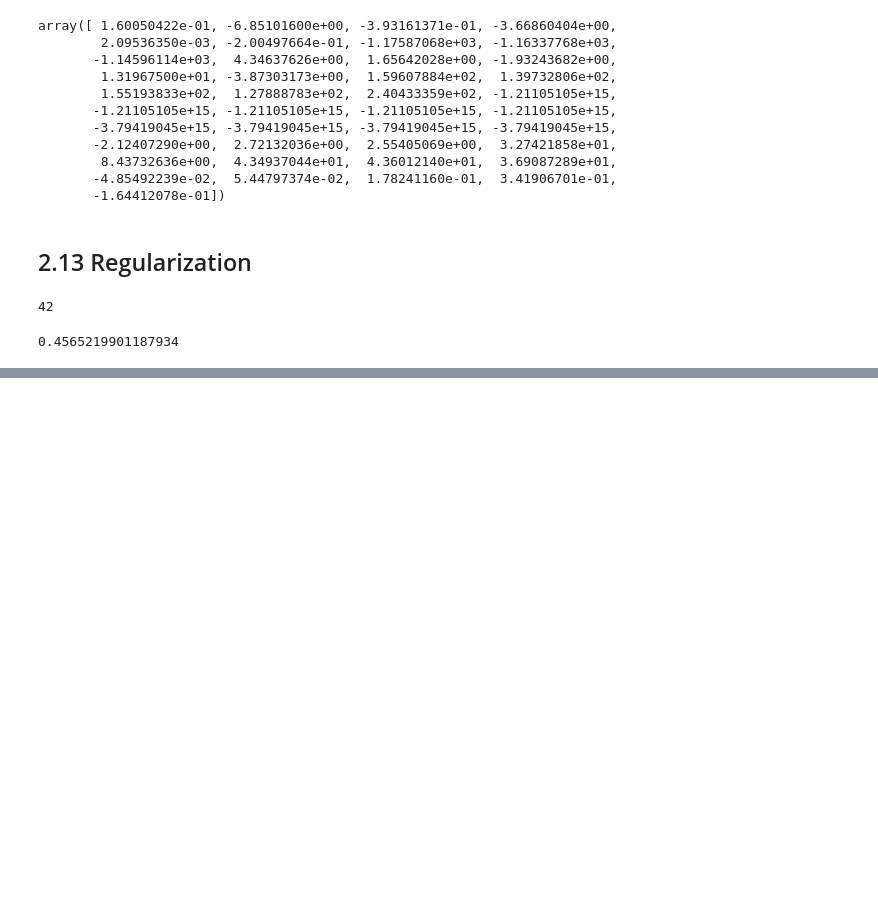
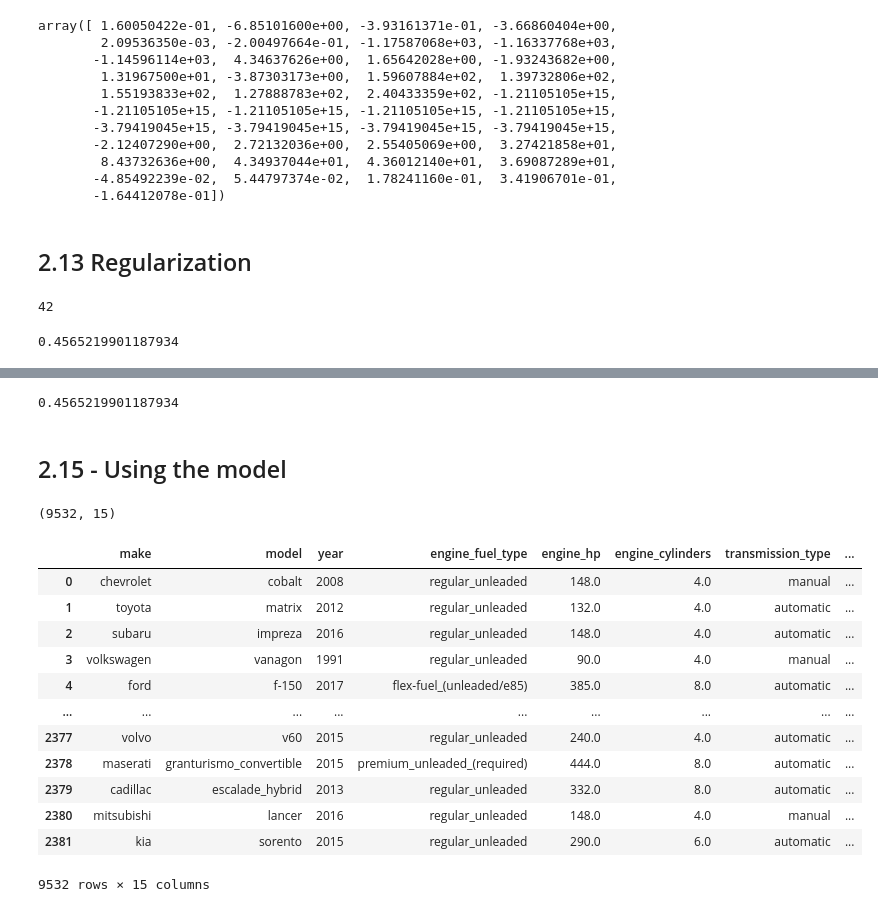
Before and after one commit to dusisarathchandra/ml-zoomcamp-2024, a Jupyter notebook: 02-regression/notebooks/02-notebook.ipynb, the cells around one changed output, grey strips where cells are left out. Drawn from its saved outputs; the diff is of its cells as text; code cells hidden in the pictures; blank space fills up the shorter version.

Commit message:
Using the model to predict the price of the car

```diff
--- a/02-regression/notebooks/02-notebook.ipynb
+++ b/02-regression/notebooks/02-notebook.ipynb
@@ -926,0 +949,38 @@ rmse(y_val, y_pred)
+# %%
+## selecting the best value of r
+r = 0.001
+X_train = prepare_X(df_train)
+w0, w = train_linear_regression_reg(X_train, y_train, r=0.01)
+
+## Validation dataset
+X_val = prepare_X(df_val) ## Including the age of the car as a feature
+y_pred = X_val.dot(w) + w0
+
+score = rmse(y_val, y_pred)
+score
+# %% [output]
+0.4565219901187934
+# %% [markdown]
+## 2.15 - Using the model
+# %%
+## Use the train and test dataset as full dataset now
+df_full_train = pd.concat([df_train, df_val])
+df_full_train.shape
+# %% [output]
+(9532, 15)
+# %%
+df_full_train
+# %% [output]
+|  | make | model | year | engine_fuel_type | engine_hp | engine_cylinders | transmission_type | ... |
+| 0 | chevrolet | cobalt | 2008 | regular_unleaded | 148.0 | 4.0 | manual | ... |
+| 1 | toyota | matrix | 2012 | regular_unleaded | 132.0 | 4.0 | automatic | ... |
+| 2 | subaru | impreza | 2016 | regular_unleaded | 148.0 | 4.0 | automatic | ... |
+| 3 | volkswagen | vanagon | 1991 | regular_unleaded | 90.0 | 4.0 | manual | ... |
+| 4 | ford | f-150 | 2017 | flex-fuel_(unleaded/e85) | 385.0 | 8.0 | automatic | ... |
+| ... | ... | ... | ... | ... | ... | ... | ... | ... |
+| 2377 | volvo | v60 | 2015 | regular_unleaded | 240.0 | 4.0 | automatic | ... |
+| 2378 | maserati | granturismo_convertible | 2015 | premium_unleaded_(required) | 444.0 | 8.0 | automatic | ... |
+| 2379 | cadillac | escalade_hybrid | 2013 | regular_unleaded | 332.0 | 8.0 | automatic | ... |
+| 2380 | mitsubishi | lancer | 2016 | regular_unleaded | 148.0 | 4.0 | manual | ... |
+| 2381 | kia | sorento | 2015 | regular_unleaded | 290.0 | 6.0 | automatic | ... |
+9532 rows × 15 columns
```
Also changed, not shown: parts of 15 cells of this notebook.
